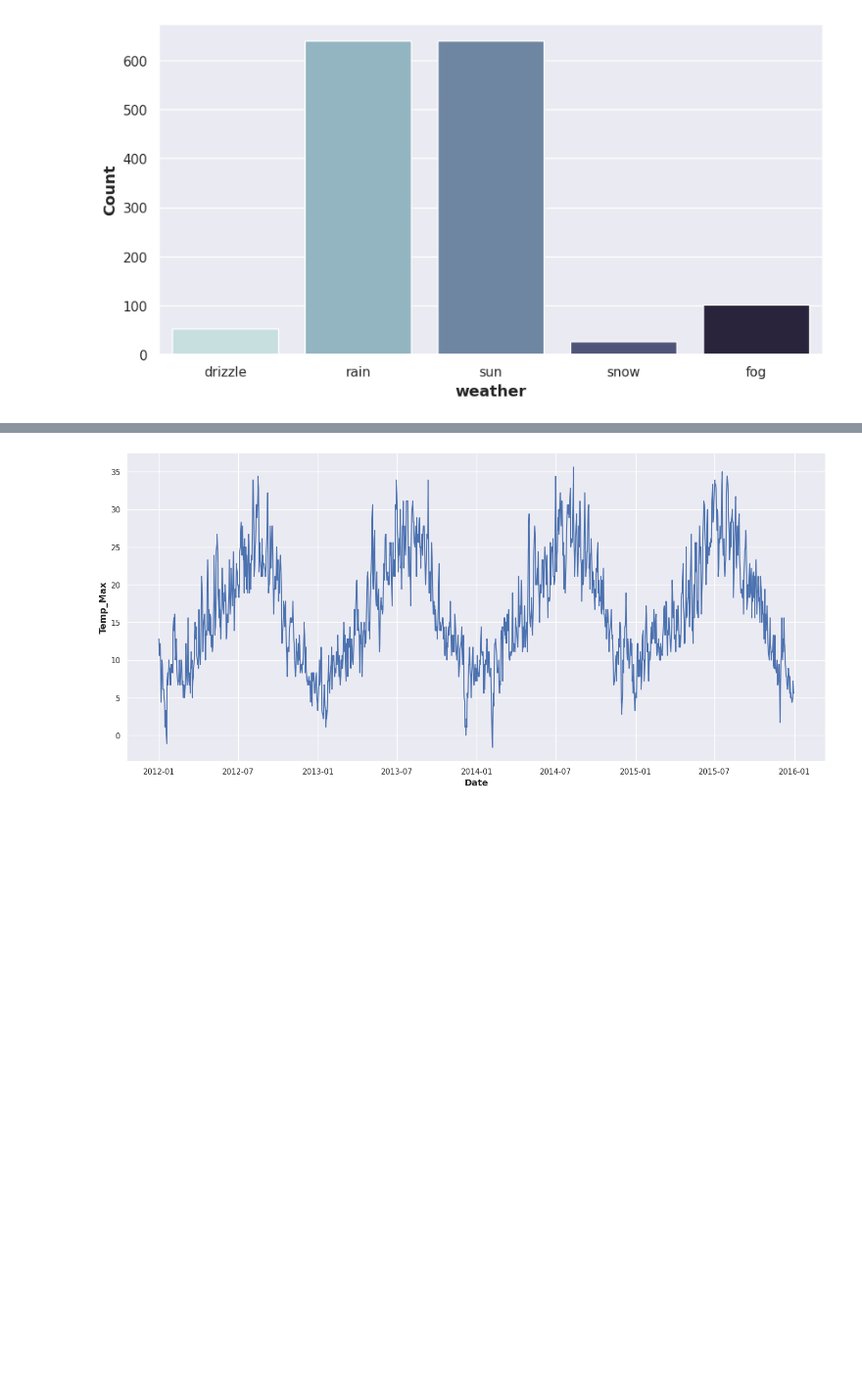
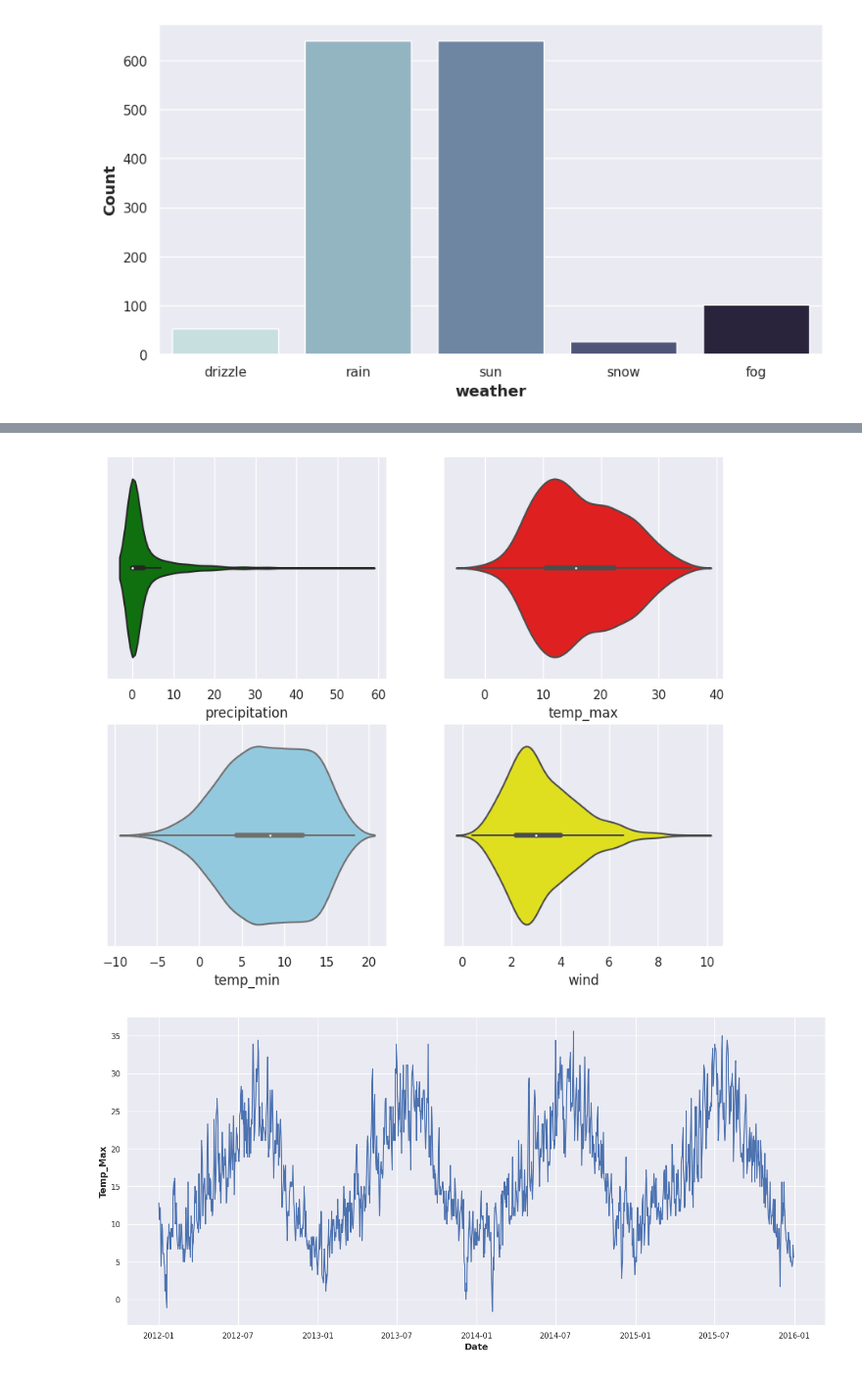
Before and after one commit to 1994shuklaanand/weather-prediction-analysis, a Jupyter notebook: weather_Prediction_Analysis.ipynb, the cells around one changed output, grey strips where cells are left out. Shown at 98% size. Saved outputs shown, nothing was run; the diff lists cells and outputs as text; code cells hidden in the pictures; blank space fills up the shorter version.

```diff
--- a/weather_Prediction_Analysis.ipynb
+++ b/weather_Prediction_Analysis.ipynb
@@ -78,3 +104,14 @@ plt.show()
+# %%
+# Outlier analysis
+sns.set(style="darkgrid")
+fig,axs=plt.subplots(2,2,figsize=(10,8))
+sns.violinplot(data=data,x="precipitation",kde=True,ax=axs[0,0],color='green')
+sns.violinplot(data=data,x="temp_max",kde=True,ax=axs[0,1],color='red')
+sns.violinplot(data=data,x="temp_min",kde=True,ax=axs[1,0],color='skyblue')
+sns.violinplot(data=data,x="wind",kde=True,ax=axs[1,1],color='yellow')
+plt.savefig('Violin plot showing skewness in weather attribute distributions')
+# %% [output]
+[figure, added]
 # %%
 plt.figure(figsize=(18,8))
 sns.set_theme()
```
Also changed, not shown: parts of 5 cells of this notebook.
